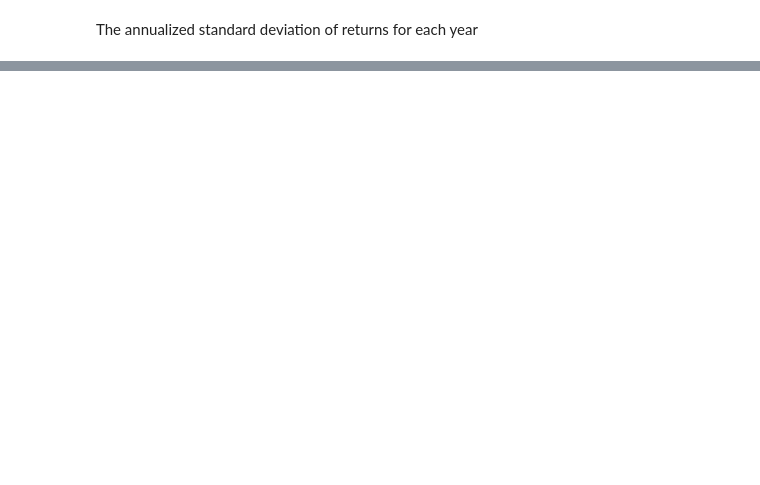
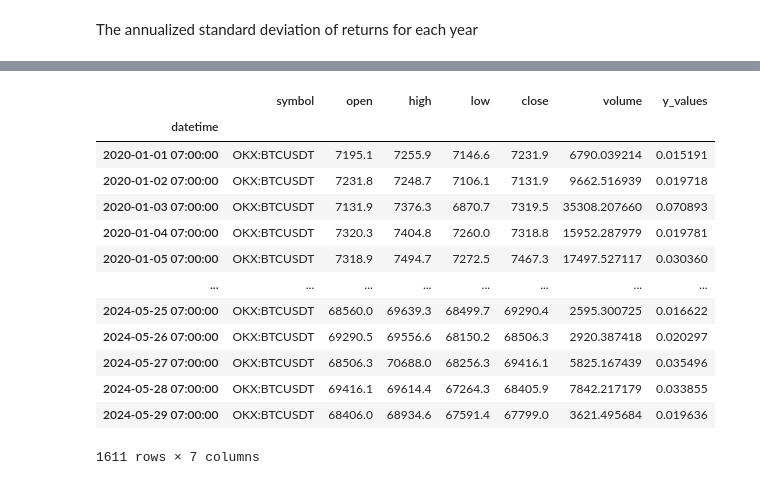
Before and after one commit to propuchon/quant-research, a Jupyter notebook: notebooks/bitcoin.ipynb, the cells around one changed output, grey strips where cells are left out. Drawn from its saved outputs; the diff is of its cells as text; code cells hidden in the pictures; blank space fills up the shorter version.

```diff
--- a/notebooks/bitcoin.ipynb
+++ b/notebooks/bitcoin.ipynb
@@ -531,0 +610,17 @@ plt.show()
+# %%
+filtered_data
+# %% [output]
+|  | symbol | open | high | low | close | volume | y_values |
+| datetime |  |  |  |  |  |  |  |
+| 2020-01-01 07:00:00 | OKX:BTCUSDT | 7195.1 | 7255.9 | 7146.6 | 7231.9 | 6790.039214 | 0.015191 |
+| 2020-01-02 07:00:00 | OKX:BTCUSDT | 7231.8 | 7248.7 | 7106.1 | 7131.9 | 9662.516939 | 0.019718 |
+| 2020-01-03 07:00:00 | OKX:BTCUSDT | 7131.9 | 7376.3 | 6870.7 | 7319.5 | 35308.207660 | 0.070893 |
+| 2020-01-04 07:00:00 | OKX:BTCUSDT | 7320.3 | 7404.8 | 7260.0 | 7318.8 | 15952.287979 | 0.019781 |
+| 2020-01-05 07:00:00 | OKX:BTCUSDT | 7318.9 | 7494.7 | 7272.5 | 7467.3 | 17497.527117 | 0.030360 |
+| ... | ... | ... | ... | ... | ... | ... | ... |
+| 2024-05-25 07:00:00 | OKX:BTCUSDT | 68560.0 | 69639.3 | 68499.7 | 69290.4 | 2595.300725 | 0.016622 |
+| 2024-05-26 07:00:00 | OKX:BTCUSDT | 69290.5 | 69556.6 | 68150.2 | 68506.3 | 2920.387418 | 0.020297 |
+| 2024-05-27 07:00:00 | OKX:BTCUSDT | 68506.3 | 70688.0 | 68256.3 | 69416.1 | 5825.167439 | 0.035496 |
+| 2024-05-28 07:00:00 | OKX:BTCUSDT | 69416.1 | 69614.4 | 67264.3 | 68405.9 | 7842.217179 | 0.033855 |
+| 2024-05-29 07:00:00 | OKX:BTCUSDT | 68406.0 | 68934.6 | 67591.4 | 67799.0 | 3621.495684 | 0.019636 |
+1611 rows × 7 columns
```
Also changed, not shown: parts of 15 cells of this notebook, 3 other files.
